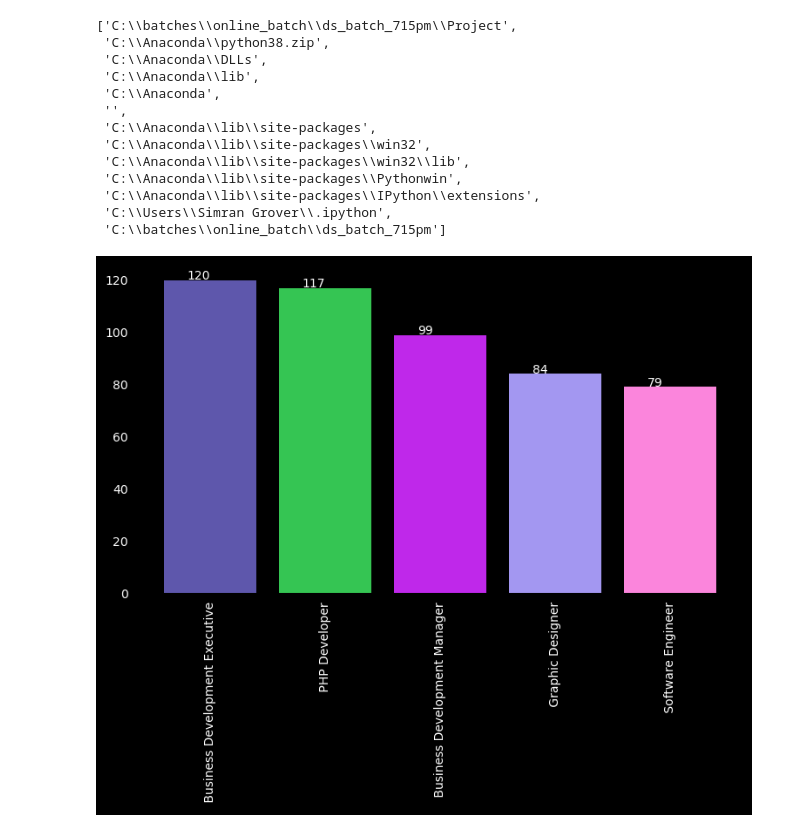
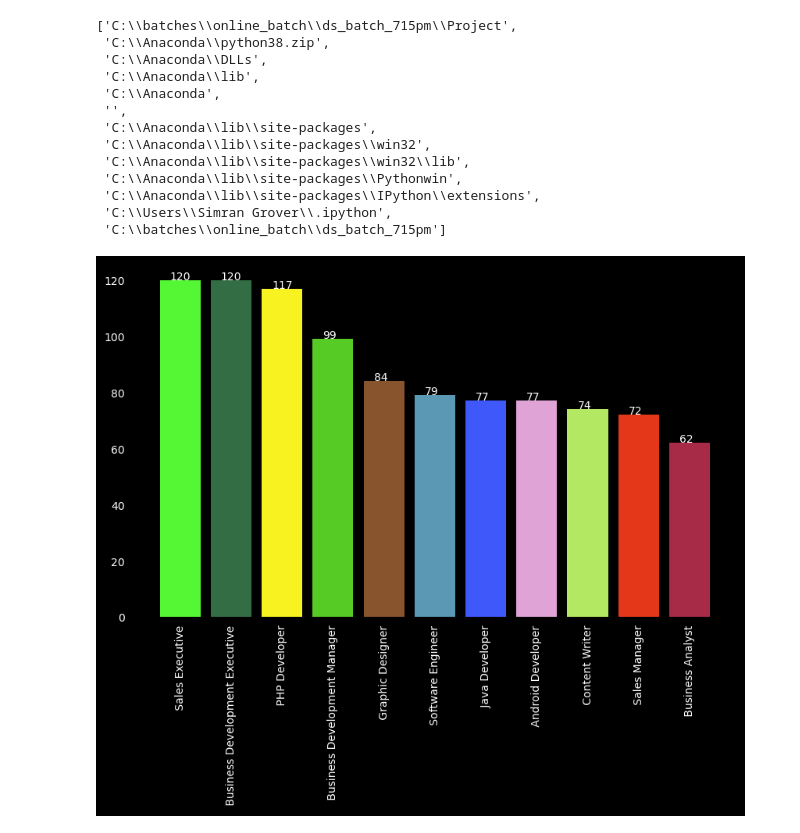
Before and after one commit to simrangrover5/DataScienceBatch_7_30PM, a Jupyter notebook: Project/Analysis.ipynb, the cells around one changed output. Drawn from its saved outputs; the diff is of its cells as text; code cells hidden in the pictures.

```diff
--- a/Project/Analysis.ipynb
+++ b/Project/Analysis.ipynb
@@ -1030,16 +1033,16 @@ def make_barplots(index, values, filename):
     plt.savefig(f"flaskproject/static/{filename}")
 # %%
-fig = plt.figure(figsize=(9, 5), facecolor="black", dpi=100)
+fig = plt.figure(figsize=(10, 6), facecolor="black", dpi=100)
 ax = plt.gca(facecolor="black")
-index = temp['Job Title'].value_counts()[1:6].index
-values = temp['Job Title'].value_counts()[1:6].values
+index = temp['Job Title'].value_counts()[:11].index
+values = temp['Job Title'].value_counts()[:11].values
 plt.bar(index, values, color=[colors() for i in range(len(index))])
 plt.xticks(rotation=90)
 plt.tick_params(labelcolor="white")
 for p, val in zip(ax.patches, values):
     x, y = p.get_x()+0.2 , p.get_height()+0.2
     plt.text(x, y, val, color="white")
-plt.savefig("flaskproject/static/topjobtitle.png")
+plt.savefig("flaskproject/static/topjobtitle.png", bbox_inches="tight")
 plt.show()
 # %% [output]
-[figure, old version]
+[figure, new version]
```
Also changed, not shown: parts of 18 cells of this notebook, 9 other files.
